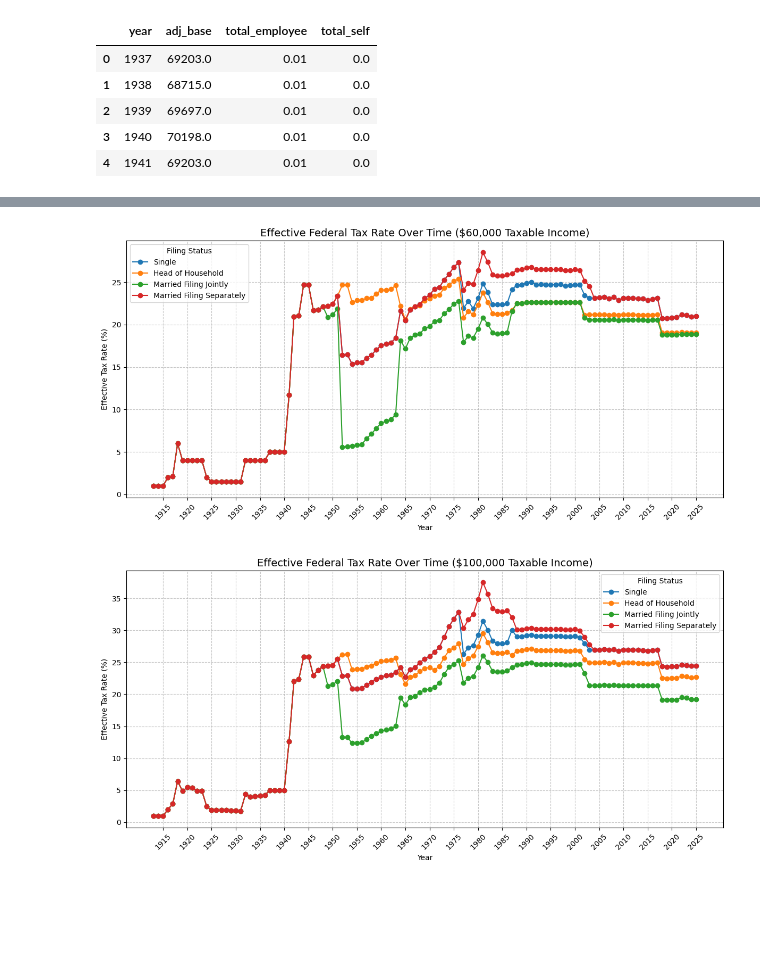
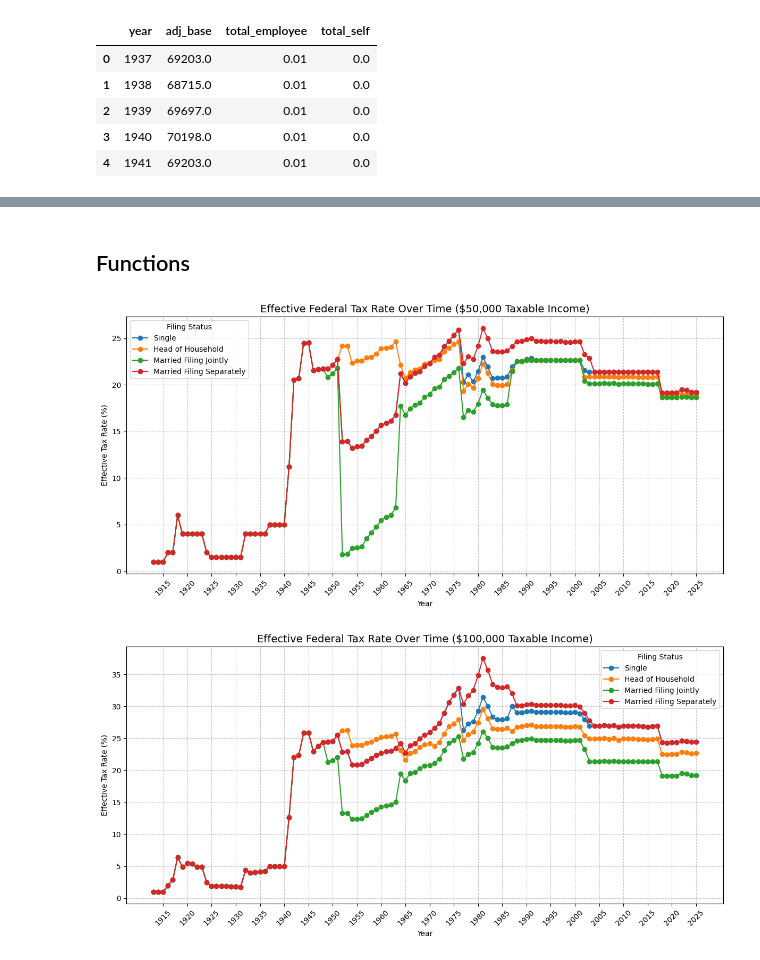
Before and after one commit to cormac-taylor/taxation, a Jupyter notebook: taxation.ipynb, the cells around one changed output, grey strips where cells are left out. Drawn from its saved outputs; the diff is of its cells as text; code cells hidden in the pictures; blank space fills up the shorter version.

```diff
--- a/taxation.ipynb
+++ b/taxation.ipynb
@@ -95,14 +116,14 @@ inflation_df.head()
 | 3 | 2023 | 1.087181 |
 | 4 | 2022 | 1.156871 |
 # %%
-inflation_adj_tax_bracket_df = pd.merge(tax_bracket_df, inflation_df, on='year', how='left')
-inflation_adj_tax_bracket_df.dropna(inplace=True)
+adj_federal_tax_bracket_df = pd.merge(federal_tax_bracket_df, inflation_df, on='year', how='left')
+adj_federal_tax_bracket_df.dropna(inplace=True)
 
-inflation_adj_tax_bracket_df[backet_start_cols] = inflation_adj_tax_bracket_df[backet_start_cols].apply(lambda bs: (bs * inflation_adj_tax_bracket_df['inflation_adj_ratio']).round())
-inflation_adj_tax_bracket_df.rename(columns={c: f"adj_{c}" for c in backet_start_cols}, inplace=True)
-inflation_adj_tax_bracket_df.drop(columns=['inflation_adj_ratio'], inplace=True)
+adj_federal_tax_bracket_df[federal_bracket_start_cols] = adj_federal_tax_bracket_df[federal_bracket_start_cols].apply(lambda bs: (bs * adj_federal_tax_bracket_df['inflation_adj_ratio']).round())
+adj_federal_tax_bracket_df.rename(columns={c: f"adj_{c}" for c in federal_bracket_start_cols}, inplace=True)
+adj_federal_tax_bracket_df.drop(columns=['inflation_adj_ratio'], inplace=True)
 
-inflation_adj_tax_bracket_df.head()
+adj_federal_tax_bracket_df.head()
 # %% [output]
 |  | year | single_r | adj_single_bs | hoh_r | adj_hoh_bs | mfj_r | adj_mfj_bs | mfs_r | adj_mfs_bs |
 | 0 | 2025 | 0.10 | 0.0 | 0.10 | 0.0 | 0.10 | 0.0 | 0.10 | 0.0 |
@@ -111,13 +132,13 @@ inflation_adj_tax_bracket_df.head()
 | 3 | 2025 | 0.24 | 105816.0 | 0.24 | 105816.0 | 0.24 | 211633.0 | 0.24 | 105816.0 |
 | 4 | 2025 | 0.32 | 202008.0 | 0.32 | 202008.0 | 0.32 | 404017.0 | 0.32 | 202008.0 |
 # %%
-inflation_adj_fica_df = pd.merge(fica_df, inflation_df, on='year', how='left')
+adj_fica_df = pd.merge(fica_df, inflation_df, on='year', how='left')
 
-inflation_adj_fica_df['base'] = (inflation_adj_fica_df['base'] * inflation_adj_fica_df['inflation_adj_ratio']).round()
-inflation_adj_fica_df.rename(columns={ 'base': "adj_base" }, inplace=True)
-inflation_adj_fica_df.drop(columns=['inflation_adj_ratio'], inplace=True)
+adj_fica_df['base'] = (adj_fica_df['base'] * adj_fica_df['inflation_adj_ratio']).round()
+adj_fica_df.rename(columns={ 'base': "adj_base" }, inplace=True)
+adj_fica_df.drop(columns=['inflation_adj_ratio'], inplace=True)
 
-inflation_adj_fica_df.head()
+adj_fica_df.head()
 # %% [output]
 |  | year | adj_base | total_employee | total_self |
 | 0 | 1937 | 69203.0 | 0.01 | 0.0 |
@@ -128,3 +166,5 @@ inflation_adj_fica_df.head()
+# %% [markdown]
+## Functions
 # %%
 def calculate_progressive_tax(income, brackets_df, rate_col, start_col):
     df = brackets_df.sort_values(start_col)
@@ -146,14 +186,14 @@ def calculate_progressive_tax(income, brackets_df, rate_col, start_col):
 
     return tax_total
 
-def calculate_fica_tax(income, year, is_employee):
-    fica_year_df = inflation_adj_fica_df[inflation_adj_fica_df['year'] == year]
+def calculate_fica_tax(income, year, is_self_employed=False):
+    fica_year_df = adj_fica_df[adj_fica_df['year'] == year]
     assert(len(fica_year_df) <= 1)
     if len(fica_year_df) < 1:
         return 0
 
     fica_year = fica_year_df.iloc[0]
-    rate_col = 'total_employee' if is_employee else 'total_self'
+    rate_col = 'total_self' if is_self_employed else 'total_employee'
 
     return min(income, fica_year['adj_base']) * fica_year[rate_col]
 # %%
@@ -164,12 +204,12 @@ status_map = {
     'Married Filing Separately': ('mfs_r', 'adj_mfs_bs')
 }
 
-def plot_for_taxable_income(taxable_income):
+def plot_for_taxable_income(taxable_income, is_self_employed=False):
     all_results = []
 
-    for year, brackets in inflation_adj_tax_bracket_df.groupby('year'):
+    for year, brackets in adj_federal_tax_bracket_df.groupby('year'):
         year_data = {'year': year}
-        fica_tax = calculate_fica_tax(taxable_income, year, True)
+        fica_tax = calculate_fica_tax(taxable_income, year, is_self_employed)
         for label, (r_col, bs_col) in status_map.items():
             federal_tax = calculate_progressive_tax(taxable_income, brackets, r_col, bs_col)
             year_data[label] = ((fica_tax + federal_tax) / taxable_income) * 100
@@ -195,15 +235,15 @@ def plot_for_taxable_income(taxable_income):
     plt.tight_layout()
     plt.show()
 
-def plot_for_incomes_by_status(status_label, taxable_income_array):
+def plot_for_incomes_by_status(status_label, taxable_income_array, is_self_employed=False):
     r_col, bs_col = status_map[status_label]
 
     all_results = []
 
-    for year, brackets in inflation_adj_tax_bracket_df.groupby('year'):
+    for year, brackets in adj_federal_tax_bracket_df.groupby('year'):
         year_data = {'year': year}
         for income in taxable_income_array:
-            fica_tax = calculate_fica_tax(income, year, True)
+            fica_tax = calculate_fica_tax(income, year, is_self_employed)
             federal_tax = calculate_progressive_tax(income, brackets, r_col, bs_col)
             year_data[f"${income:,}"] = ((fica_tax + federal_tax) / income) * 100
         all_results.append(year_data)
@@ -232,7 +272,7 @@ def plot_top_x_marginal_rate(status_label, income_array, top_x=1000):
     r_col, bs_col = status_map[status_label]
     all_results = []
 
-    for year, group in inflation_adj_tax_bracket_df.groupby('year'):
+    for year, group in adj_federal_tax_bracket_df.groupby('year'):
         year_data = {'year': year}
         for total_income in income_array:
             deducted_income = max(total_income - top_x, 0)
@@ -268,9 +308,9 @@ def plot_top_x_marginal_rate(status_label, income_array, top_x=1000):
     plt.tight_layout()
     plt.show()
 # %%
-plot_for_taxable_income(60_000)
+plot_for_taxable_income(50_000)
 # %% [output]
-[figure, old version]
+[figure, new version]
 # %%
 plot_for_taxable_income(100_000)
 # %% [output]
```
Also changed, not shown: parts of 5 cells of this notebook, 2 other files.
